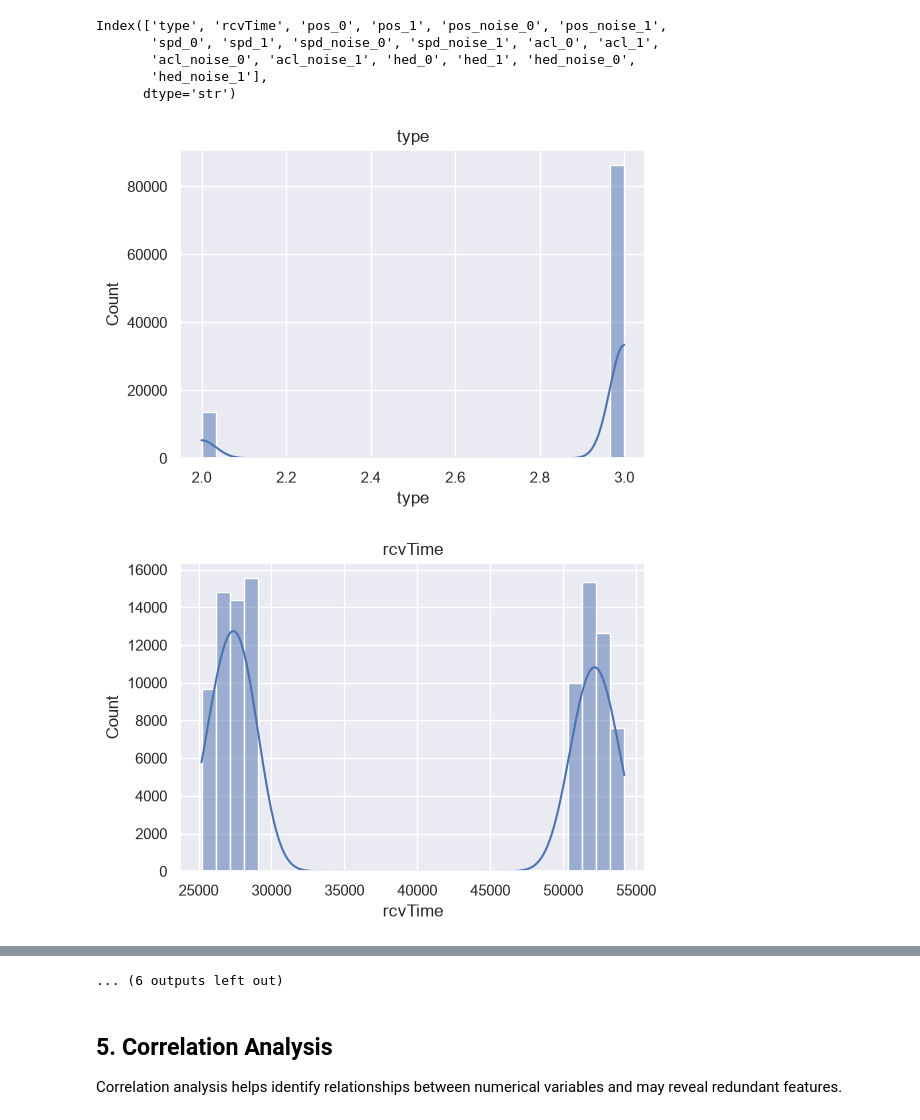
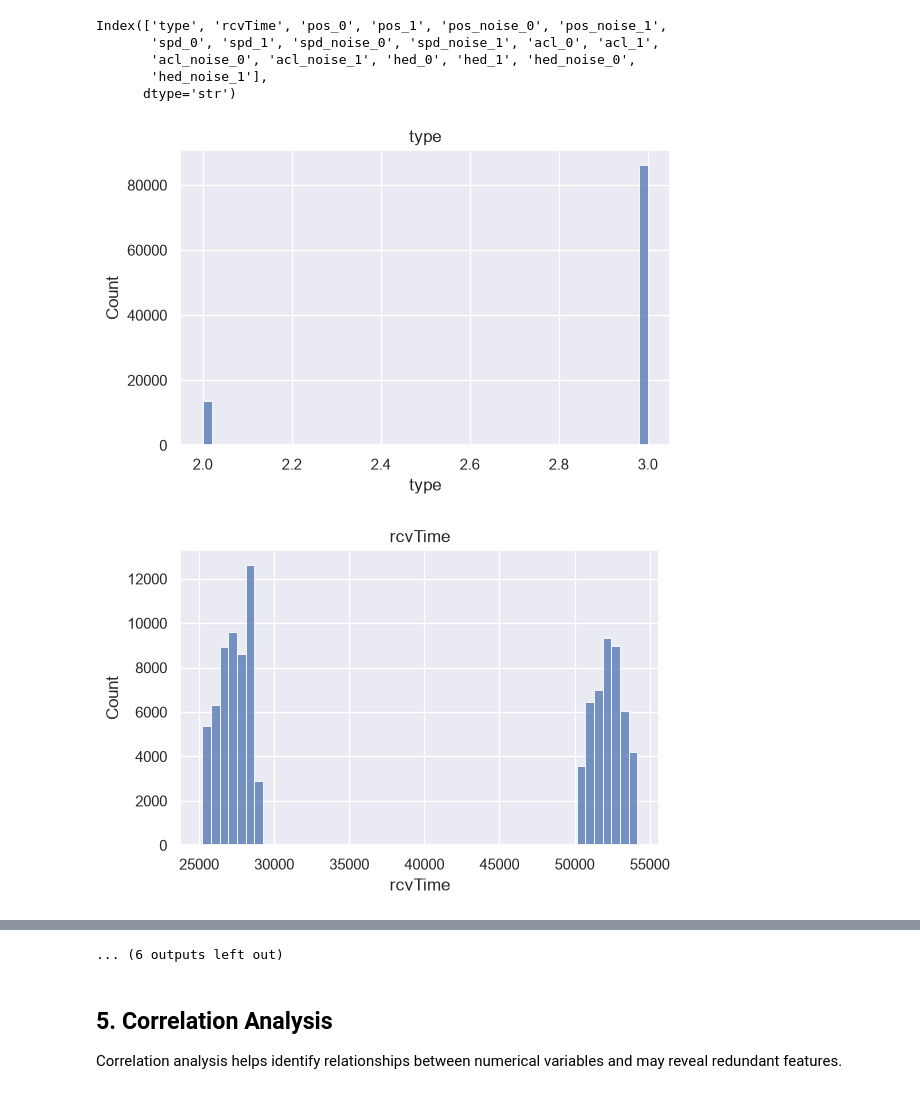
Before and after one commit to DataVineet/LLM-Explainable-Misbehavior-Reporting, a Jupyter notebook: notebooks/02_Exploratory_Data_Analysis.ipynb, the cells around one changed output, grey strips where cells are left out. Saved outputs shown, nothing was run; the diff lists cells and outputs as text; code cells hidden in the pictures.

```diff
--- a/notebooks/02_Exploratory_Data_Analysis.ipynb
+++ b/notebooks/02_Exploratory_Data_Analysis.ipynb
@@ -263,17 +304,21 @@ Index(['type', 'rcvTime', 'pos_0', 'pos_1', 'pos_noise_0', 'pos_noise_1',
 # %%
 for col in numeric_cols:
 
     plt.figure(figsize=(6,4))
 
-    sns.histplot(
-        df[col],
-        bins=30,
-        kde=True
-    )
+    sns.histplot(df[col], bins=50)
 
     plt.title(col)
 
+    plt.tight_layout()
+
+    plt.savefig(
+        f"../outputs/figures/hist_{col}.png",
+        dpi=300,
+        bbox_inches="tight"
+    )
+
     plt.show()
 # %% [output]
-[figure, old version]
+[figure, new version]
-[figure, old version]
+[figure, new version]
```
Also changed, not shown: parts of 15 cells of this notebook, 18 other files.
